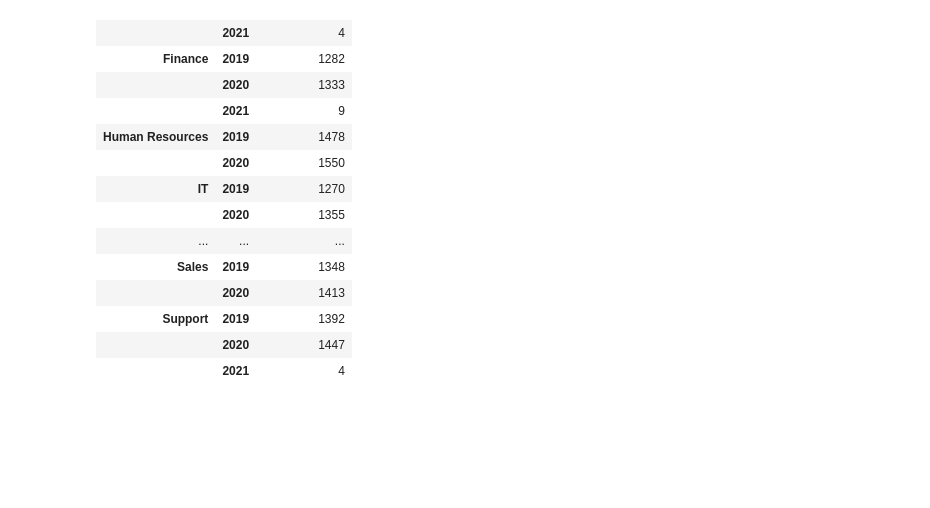
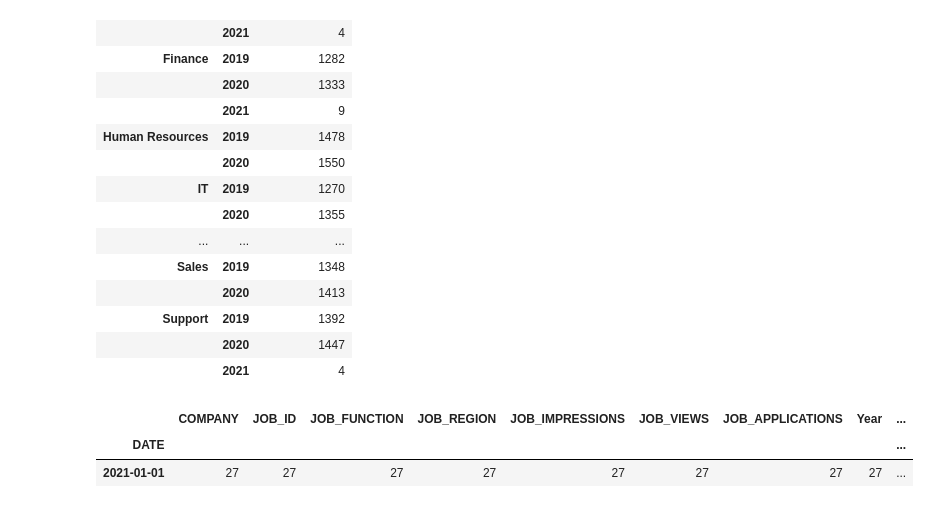
Before and after one commit to bminhas01/job-slots-case-study, a Jupyter notebook: Analysis.ipynb, the cells around one changed output. Saved outputs shown, nothing was run; the diff lists cells and outputs as text; code cells hidden in the pictures; blank space fills up the shorter version.

```diff
--- a/Analysis.ipynb
+++ b/Analysis.ipynb
@@ -180,3 +183,13 @@ dept_year_df
 # regional_cnt_df.rename(columns  = {"COMPANY":"Total Postings"}, inplace = True)
 # # regional_cnt_df.sort_values(by = ['Total Postings'], ascending = False, inplace = True)
 # regional_cnt_df
+# %%
+df = dataset_df
+df['MonthYear'] = pd.to_datetime(df['DATE']).dt.to_period('M')
+yr_2021_df = df[(df['Year'] == '2021')]
+yr_2021_df = yr_2021_df.groupby(['DATE']).count()
+yr_2021_df
+# %% [output]
+|  | COMPANY | JOB_ID | JOB_FUNCTION | JOB_REGION | JOB_IMPRESSIONS | JOB_VIEWS | JOB_APPLICATIONS | Year | ... |
+| DATE |  |  |  |  |  |  |  |  | ... |
+| 2021-01-01 | 27 | 27 | 27 | 27 | 27 | 27 | 27 | 27 | ... |
```
Also changed, not shown: parts of 7 cells of this notebook.
